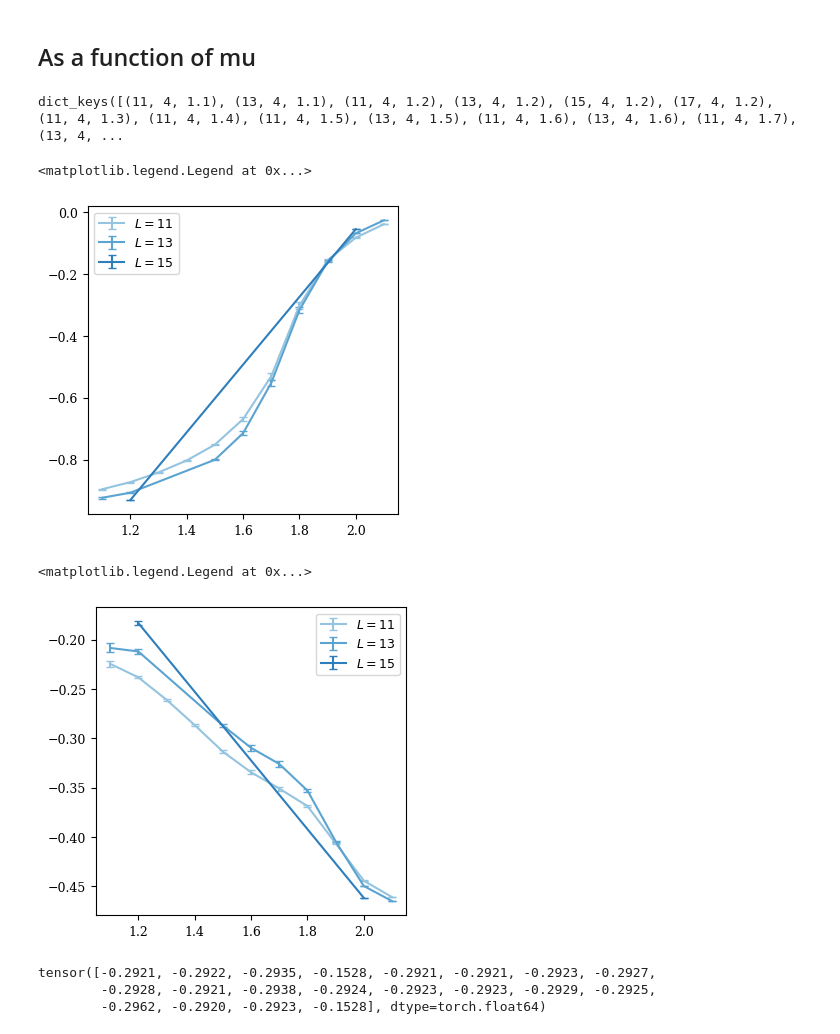
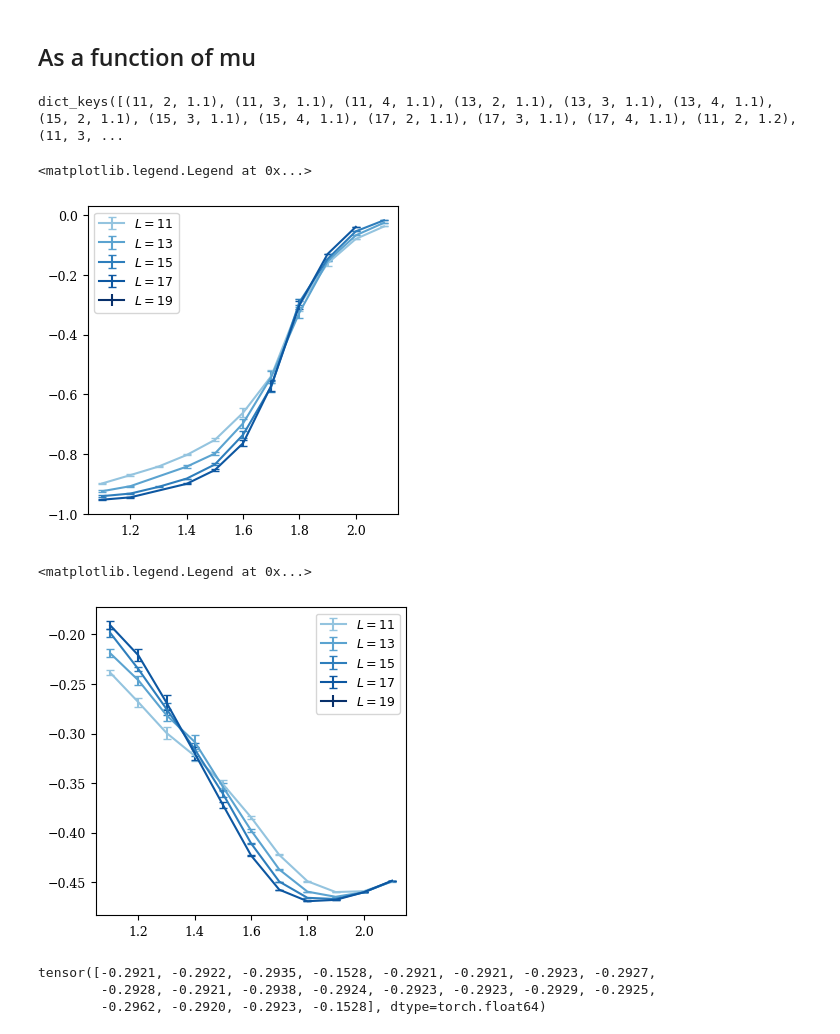
Before and after one commit to hainingpan/GTN, a Jupyter notebook: test_pytorch.ipynb, the cells around one changed output. Cells and saved outputs as stored; diff of their text form; code cells hidden in the pictures.

```diff
--- a/test_pytorch.ipynb
+++ b/test_pytorch.ipynb
@@ -1058,25 +1058,26 @@ L_list = range(11,21,2)
 # mu_list = np.round(np.linspace(1.1,1.5,11),2)
 mu_list = np.round(np.linspace(1.1,2.1,11),2)
 # nshell_list = [1,2,3]
-nshell_list = [4]
+nshell_list = [2,3,4]
 for mu in mu_list:
     for L in L_list:
         for nshell in nshell_list:
             try:
                 # rs[(L,nshell,mu)] = torch.load(f'class_A_2D_L{L}_nshell{nshell}_mu{mu:.2f}_es20.pt', map_location='cpu')
-                rs[(L,nshell,mu)] = torch.load(f'class_A_2D_L{L}_nshell{nshell}_mu{mu:.2f}_es200_seed00.pt', map_location='cpu')
+                # rs[(L,nshell,mu)] = torch.load(f'class_A_2D_L{L}_nshell{nshell}_mu{mu:.2f}_es200_seed00.pt', map_location='cpu')
+                rs[(L,nshell,mu)] = torch.load(f'class_A_2D_L{L}_nshell{nshell}_mu{mu:.2f}_es50_seed0_SE.pt', map_location='cpu')
             except:
                 pass
 # %%
 rs.keys()
 # %% [output]
-dict_keys([(11, 4, 1.1), (13, 4, 1.1), (11, 4, 1.2), (13, 4, 1.2), (15, 4, 1.2), (17, 4, 1.2), (11, 4, 1.3), (11, 4, 1.4), (11, 4, 1.5), (13, 4, 1.5), (11, 4, 1.6), (13, 4, 1.6), (11, 4, 1.7), (13, 4, ...
+dict_keys([(11, 2, 1.1), (11, 3, 1.1), (11, 4, 1.1), (13, 2, 1.1), (13, 3, 1.1), (13, 4, 1.1), (15, 2, 1.1), (15, 3, 1.1), (15, 4, 1.1), (17, 2, 1.1), (17, 3, 1.1), (17, 4, 1.1), (11, 2, 1.2), (11, 3, ...
 # %%
 fig,ax=plt.subplots(figsize=(4,4))
 L=11
 nshell=4
 color_list = iter(plt.cm.Blues(np.linspace(0.4,1,len(L_list))))
-for L in L_list[:-2]:
+for L in L_list:
     mu_list_1 = [mu for mu in mu_list if (L,nshell,mu) in rs]
     data_mean = [torch.tensor(rs[(L,nshell,mu)]['Chern']).mean() for mu in mu_list_1]
     data_std = [torch.tensor(rs[(L,nshell,mu)]['Chern']).std()/np.sqrt(len(rs[(L,nshell,mu)]['Chern'])) for mu in mu_list_1]
@@ -1084,23 +1085,23 @@ for L in L_list[:-2]:
 ax.legend()
 # %% [output]
 <matplotlib.legend.Legend at 0x...>
-[figure, old version]
+[figure, new version]
 # %%
 you can also try self average sytle
 # %%
 fig,ax=plt.subplots(figsize=(4,4))
 # L=11
-nshell=4
+nshell=2
 color_list = iter(plt.cm.Blues(np.linspace(0.4,1,len(L_list))))
-for L in L_list[:-2]:
+for L in L_list:
     mu_list_1 = [mu for mu in mu_list if (L,nshell,mu) in rs]
     data_mean = [torch.tensor(rs[(L,nshell,mu)]['TMI']).mean() for mu in mu_list_1]
     data_std = [torch.tensor(rs[(L,nshell,mu)]['TMI']).std()/np.sqrt(len(rs[(L,nshell,mu)]['Chern'])) for mu in mu_list_1]
     ax.errorbar(mu_list_1,data_mean,yerr=data_std,label=f'$L={L}$',capsize=3,color=next(color_list))
 ax.legend()
 # %% [output]
 <matplotlib.legend.Legend at 0x...>
-[figure, old version]
+[figure, new version]
 # %%
 torch.tensor(rs[(L,nshell,mu)]['TMI'])
 # %% [output]
```
